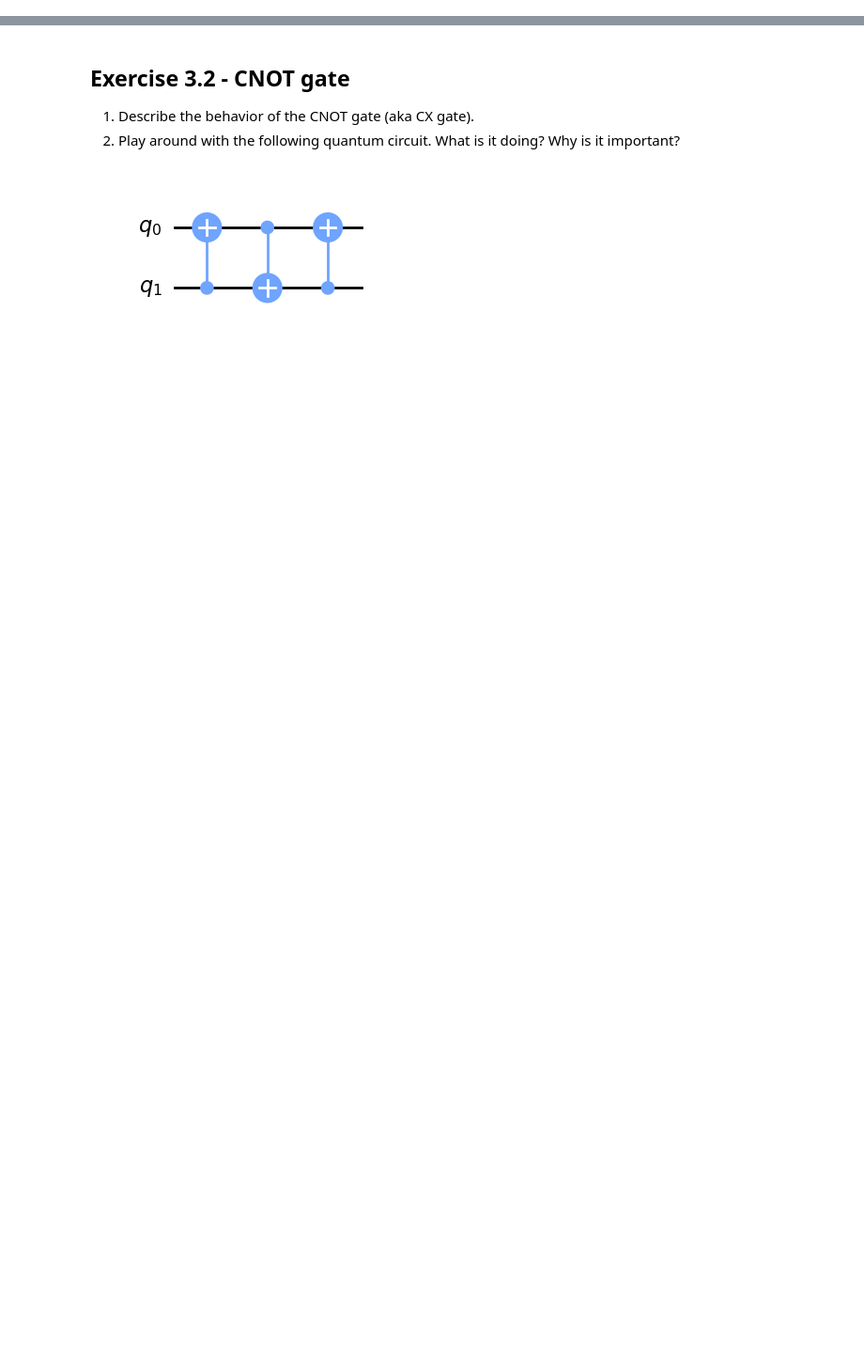
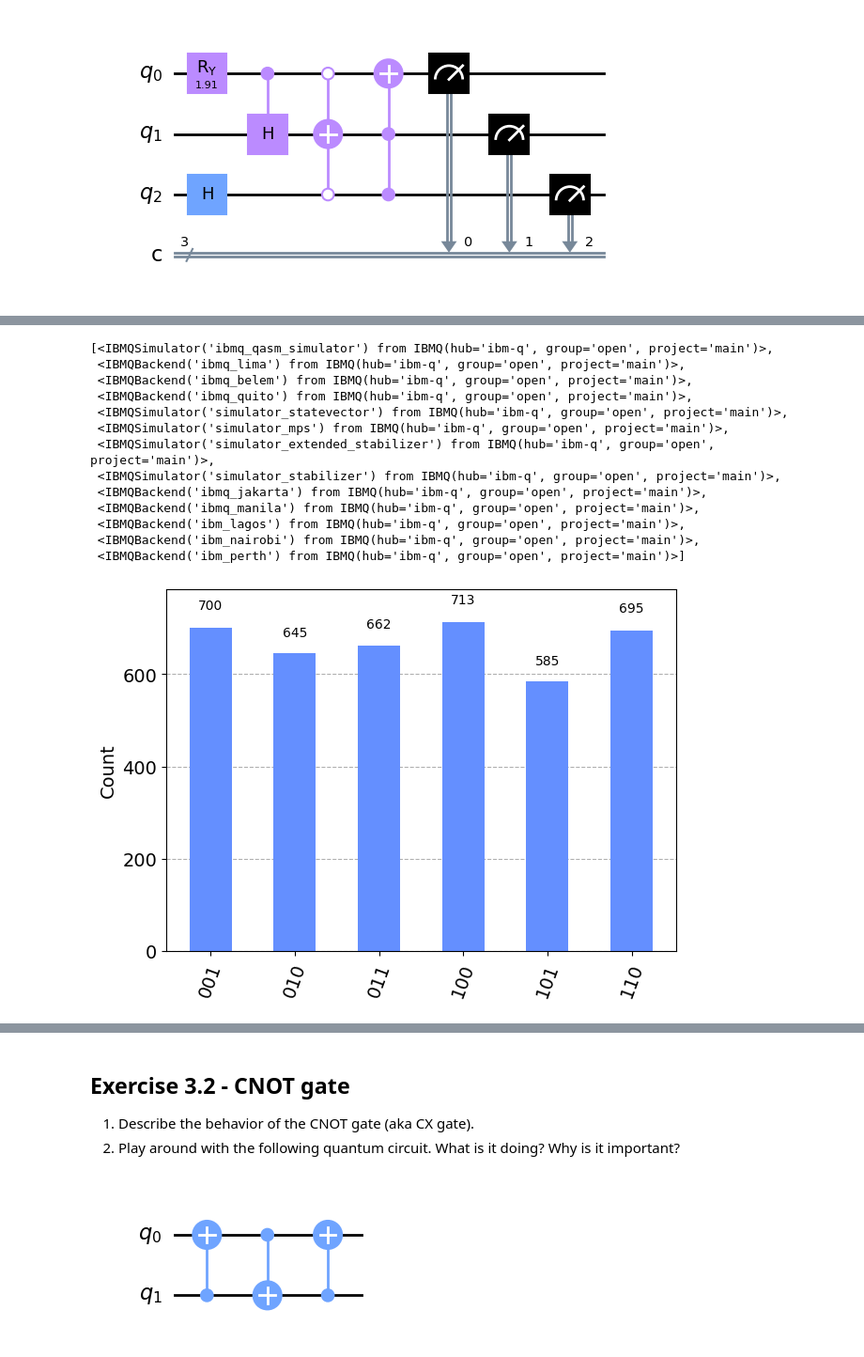
Before and after one commit to oremark24/qc-tud-2023, a Jupyter notebook: 03_More_gates.ipynb, the cells around one changed output, grey strips where cells are left out. Shown at 94% size. Drawn from its saved outputs; the diff is of its cells as text; code cells hidden in the pictures; blank space fills up the shorter version.

```diff
--- a/03_More_gates.ipynb
+++ b/03_More_gates.ipynb
@@ -8,0 +59,35 @@ Run the circuit of exercise 2.5 on IBM's Q System One.
+# %%
+from qiskit import IBMQ
+from qiskit import QuantumCircuit
+from qiskit_aer import AerSimulator
+from qiskit.visualization import plot_histogram
+from qiskit.compiler import transpile
+from qiskit.circuit.library import XGate
+import math
+
+qc = QuantumCircuit(3,3)
+qc.ry(2*math.acos(1/math.sqrt(3)), 0)
+qc.ch(0,1)
+qc.h(2)
+qc.ccx(0,2,1,'00')
+qc.ccx(1,2,0,'11')
+qc.measure([0,1,2],[0,1,2])
+display(qc.draw(output="mpl"))
+
+# Replace parameter 'MY_API_TOKEN' by your API token. Keep quotation marks to feed a string.
+IBMQ.save_account('MY_API_TOKEN')
+IBMQ.load_account()
+provider = IBMQ.get_provider()
+
+display(provider.backends())
+
+# replace the simulator backend by real quantum computer from listed backends
+# you might choose a less used backend from https://quantum-computing.ibm.com/services/resources
+backend = provider.get_backend('ibmq_qasm_simulator')
+job = backend.run(transpile(qc, backend))
+result = job.result()
+counts = result.get_counts()
+
+display(plot_histogram(counts))
+# %% [output]
+[figure, added]
@@ -8,0 +95,14 @@ Run the circuit of exercise 2.5 on IBM's Q System One.
+[<IBMQSimulator('ibmq_qasm_simulator') from IBMQ(hub='ibm-q', group='open', project='main')>,
+ <IBMQBackend('ibmq_lima') from IBMQ(hub='ibm-q', group='open', project='main')>,
+ <IBMQBackend('ibmq_belem') from IBMQ(hub='ibm-q', group='open', project='main')>,
+ <IBMQBackend('ibmq_quito') from IBMQ(hub='ibm-q', group='open', project='main')>,
+ <IBMQSimulator('simulator_statevector') from IBMQ(hub='ibm-q', group='open', project='main')>,
+ <IBMQSimulator('simulator_mps') from IBMQ(hub='ibm-q', group='open', project='main')>,
+ <IBMQSimulator('simulator_extended_stabilizer') from IBMQ(hub='ibm-q', group='open', project='main')>,
+ <IBMQSimulator('simulator_stabilizer') from IBMQ(hub='ibm-q', group='open', project='main')>,
+ <IBMQBackend('ibmq_jakarta') from IBMQ(hub='ibm-q', group='open', project='main')>,
+ <IBMQBackend('ibmq_manila') from IBMQ(hub='ibm-q', group='open', project='main')>,
+ <IBMQBackend('ibm_lagos') from IBMQ(hub='ibm-q', group='open', project='main')>,
+ <IBMQBackend('ibm_nairobi') from IBMQ(hub='ibm-q', group='open', project='main')>,
+ <IBMQBackend('ibm_perth') from IBMQ(hub='ibm-q', group='open', project='main')>]
+[figure, added]
```
Also changed, not shown: parts of 8 cells of this notebook.
